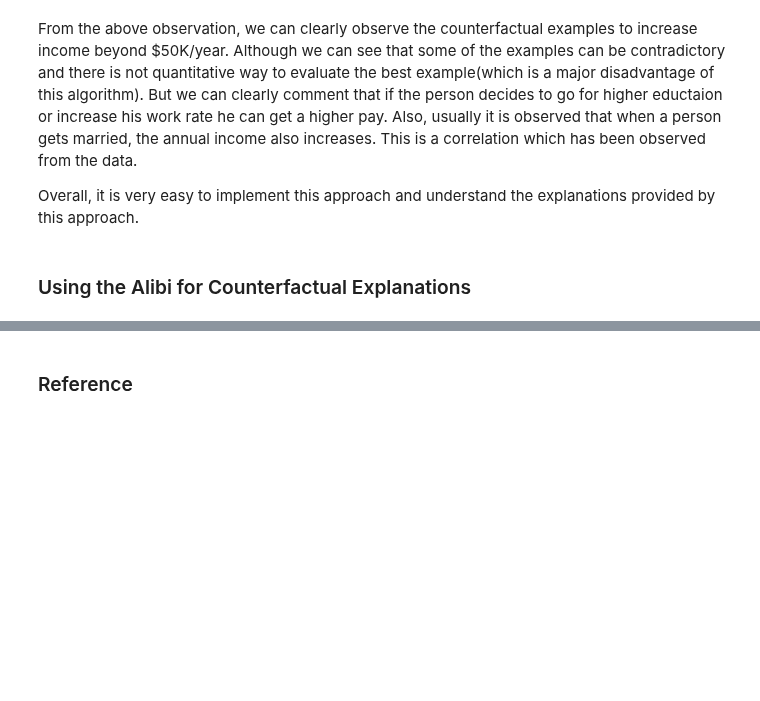
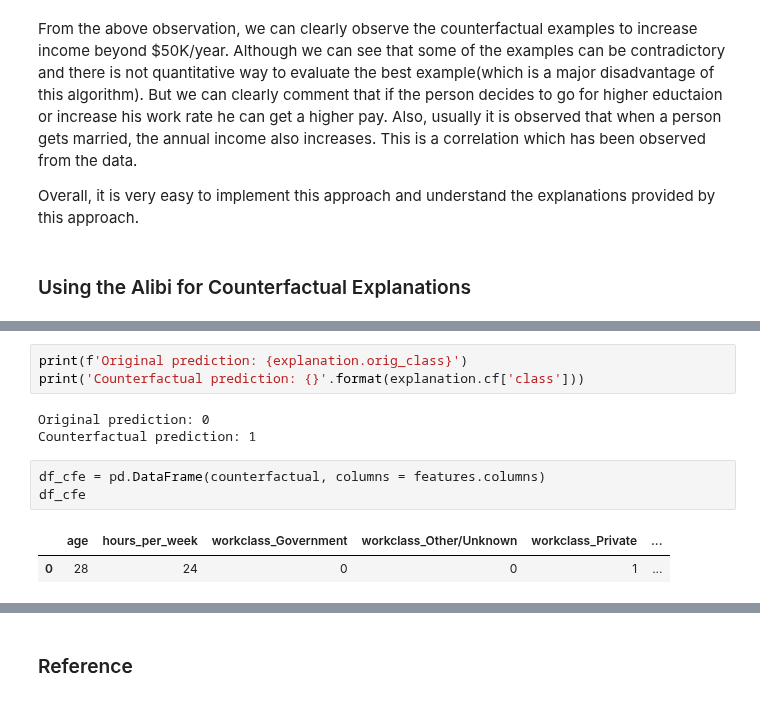
Before and after one commit to PacktPublishing/Applied-Machine-Learning-Explainability-Techniques, a Jupyter notebook: Chapter02/Counterfactual_structured_data.ipynb, the cells around one changed output, grey strips where cells are left out. Saved outputs shown, nothing was run; the diff lists cells and outputs as text; blank space fills up the shorter version.

```diff
--- a/Chapter02/Counterfactual_structured_data.ipynb
+++ b/Chapter02/Counterfactual_structured_data.ipynb
@@ -116,0 +205,12 @@ Overall, it is very easy to implement this approach and understand the explanati
+# %%
+print(f'Original prediction: {explanation.orig_class}')
+print('Counterfactual prediction: {}'.format(explanation.cf['class']))
+# %% [output]
+Original prediction: 0
+Counterfactual prediction: 1
+# %%
+df_cfe = pd.DataFrame(counterfactual, columns = features.columns)
+df_cfe
+# %% [output]
+|  | age | hours_per_week | workclass_Government | workclass_Other/Unknown | workclass_Private | ... |
+| 0 | 28 | 24 | 0 | 0 | 1 | ... |
```
Also changed, not shown: parts of 17 cells of this notebook.
